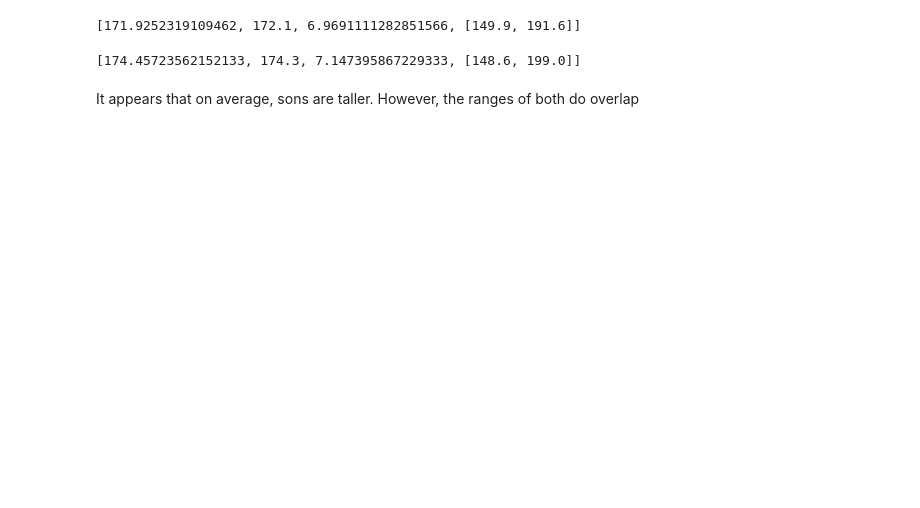
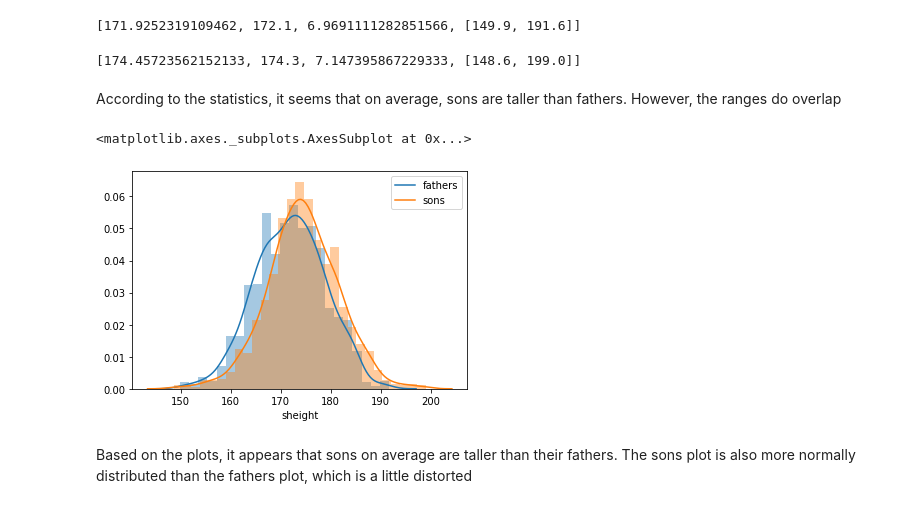
Before and after one commit to simrankota/info370, a Jupyter notebook: assignments/ps-inference-mc.ipynb, the cells around one changed output. Drawn from its saved outputs; the diff is of its cells as text; code cells hidden in the pictures; blank space fills up the shorter version.

```diff
--- a/assignments/ps-inference-mc.ipynb
+++ b/assignments/ps-inference-mc.ipynb
@@ -169,4 +116,12 @@ sstats
 # %% [output]
 [174.45723562152133, 174.3, 7.147395867229333, [148.6, 199.0]]
 # %% [markdown]
-It appears that on average, sons are taller. However, the ranges of both do overlap
+According to the statistics, it seems that on average, sons are taller than fathers. However, the ranges do overlap
+# %%
+sns.distplot(fs.fheight, kde_kws={'label':"fathers"})
+sns.distplot(fs.sheight, kde_kws={'label':'sons'})
+# %% [output]
+<matplotlib.axes._subplots.AxesSubplot at 0x...>
+[figure, added]
+# %% [markdown]
+Based on the plots, it appears that sons on average are taller than their fathers. The sons plot is also more normally distributed than the fathers plot, which is a little distorted
```
Also changed, not shown: parts of 30 cells of this notebook, 1 other file.
